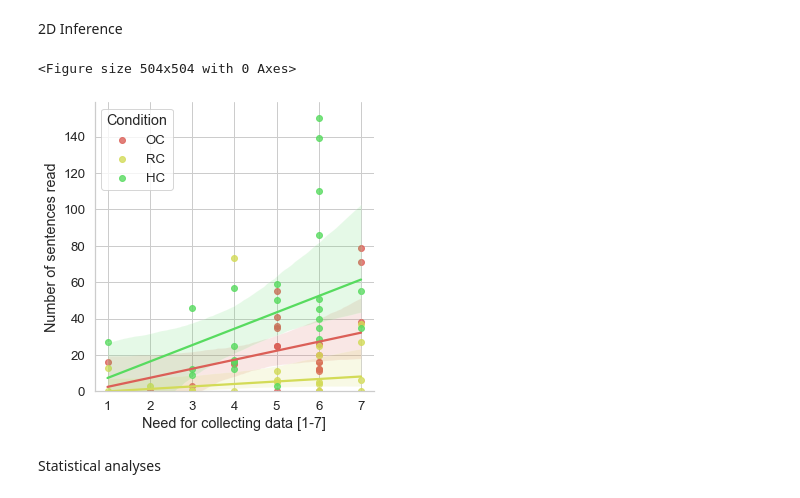
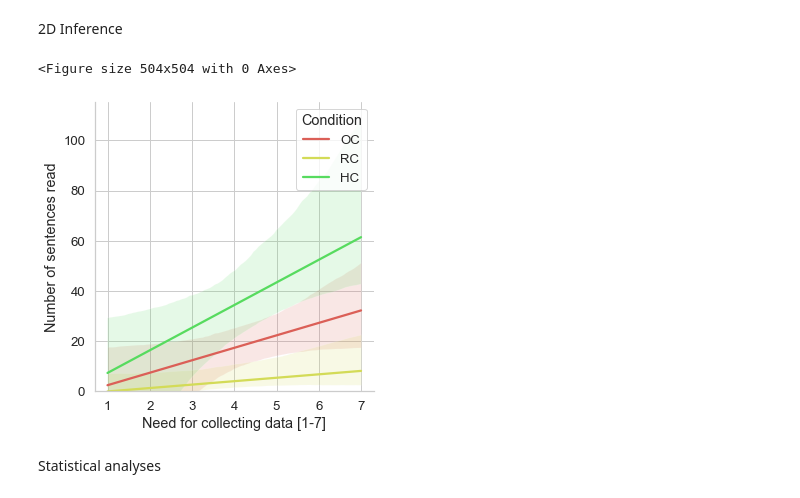
Before and after one commit to Joao-Tiago-Almeida/HRI2023---Conference-Paper, a Jupyter notebook: main.ipynb, the cells around one changed output. Cells and saved outputs as stored; diff of their text form; code cells hidden in the pictures.

```diff
--- a/main.ipynb
+++ b/main.ipynb
@@ -414,18 +418,19 @@ group1 group2 meandiff p-adj   lower   upper  reject
 # %%
 plt.figure(figsize=(7.0, 7.0))
 g = sns.lmplot(
     x="Need for collecting data [1-7]",
     y="Number of sentences read",
     hue='Condition',
     data=df.fillna(0),
     robust=True,
-    facet_kws = {"legend_out" : False}
+    facet_kws = {"legend_out" : False},
+    scatter=False
     )
 g.set(ylim=(0, None))
 plt.savefig(f"figures/Need data on sentences read.pdf",bbox_inches='tight')
 # %% [output]
 <Figure size 504x504 with 0 Axes>
-[figure, old version]
+[figure, new version]
 # %% [markdown]
 Statistical analyses
 # %%
```
Also changed, not shown: parts of 6 cells of this notebook, 8 other files.
